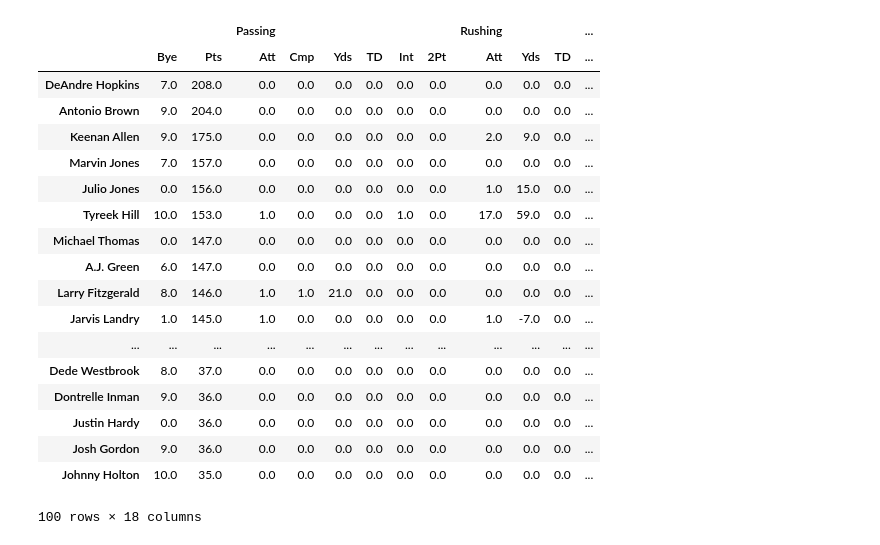
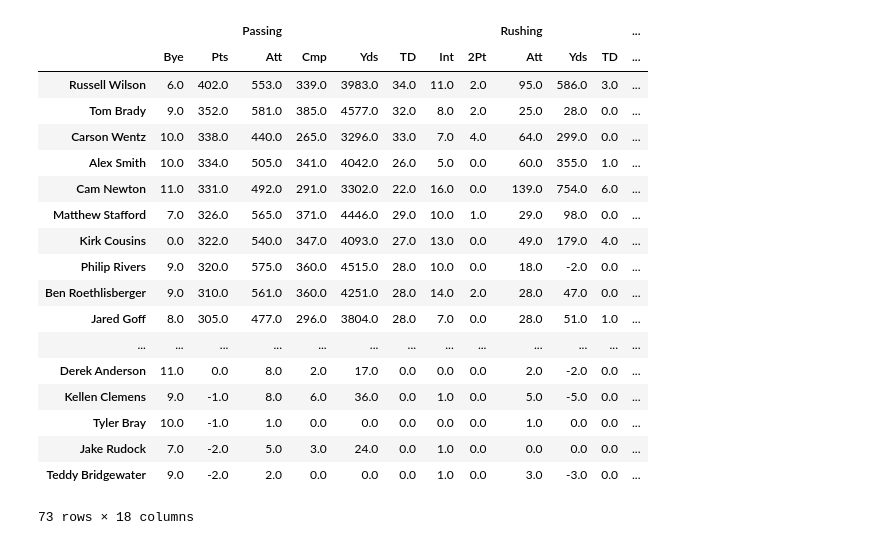
Before and after one commit to b7nguyen/ffb-data, a Jupyter notebook: Fantasy_Football.ipynb, the cells around one changed output. Drawn from its saved outputs; the diff is of its cells as text; code cells hidden in the pictures.

Commit message:
Added renameIndex(), extracted RB data from web

```diff
--- a/Fantasy_Football.ipynb
+++ b/Fantasy_Football.ipynb
@@ -201,13 +73,22 @@ def createDataFrame(nameIndex, dataMatrix, tup):
     qbframe = DataFrame(dataMatrix, columns = index, index = nameIndex)
     index = pd.MultiIndex.from_tuples(tup)
 # %%
-
-def setDataFrame(dataType, dframe, index):
+def setDataFrame(dframe, dataType, index):
     nameIndex = []
     dataMatrix = []
-    getWebData(frameArray[dataType], dataMatrix)
+
+    shape = dframe.shape
+    shape[0]
+
+    for count in range(shape[0]):
+        temp = dframe.iloc[count].iloc[1:]
+        a1 = []
+        for i in temp:
+            a1.append(i)
+
+        dataMatrix.append(a1)
+
     dataMatrix = np.array(dataMatrix)
-    dataMatrix = dataMatrix.transpose()
+    nameFix(nameIndex, frameArray[dataType]['\xa0'].get("Player"))
 
-    nameFix(nameIndex, frameArray[dataType]['\xa0'].get("Player"))
     return DataFrame(dataMatrix, columns = index, index = nameIndex)
@@ -257,22 +94,0 @@ frameArray[DEF]
-# %%
-wrFrame
-# %% [output]
-|  |  |  | Passing |  |  |  |  |  | Rushing |  |  | ... |
-|  | Bye | Pts | Att | Cmp | Yds | TD | Int | 2Pt | Att | Yds | TD | ... |
-| DeAndre Hopkins | 7.0 | 208.0 | 0.0 | 0.0 | 0.0 | 0.0 | 0.0 | 0.0 | 0.0 | 0.0 | 0.0 | ... |
-| Antonio Brown | 9.0 | 204.0 | 0.0 | 0.0 | 0.0 | 0.0 | 0.0 | 0.0 | 0.0 | 0.0 | 0.0 | ... |
-| Keenan Allen | 9.0 | 175.0 | 0.0 | 0.0 | 0.0 | 0.0 | 0.0 | 0.0 | 2.0 | 9.0 | 0.0 | ... |
-| Marvin Jones | 7.0 | 157.0 | 0.0 | 0.0 | 0.0 | 0.0 | 0.0 | 0.0 | 0.0 | 0.0 | 0.0 | ... |
-| Julio Jones | 0.0 | 156.0 | 0.0 | 0.0 | 0.0 | 0.0 | 0.0 | 0.0 | 1.0 | 15.0 | 0.0 | ... |
-| Tyreek Hill | 10.0 | 153.0 | 1.0 | 0.0 | 0.0 | 0.0 | 1.0 | 0.0 | 17.0 | 59.0 | 0.0 | ... |
-| Michael Thomas | 0.0 | 147.0 | 0.0 | 0.0 | 0.0 | 0.0 | 0.0 | 0.0 | 0.0 | 0.0 | 0.0 | ... |
-| A.J. Green | 6.0 | 147.0 | 0.0 | 0.0 | 0.0 | 0.0 | 0.0 | 0.0 | 0.0 | 0.0 | 0.0 | ... |
-| Larry Fitzgerald | 8.0 | 146.0 | 1.0 | 1.0 | 21.0 | 0.0 | 0.0 | 0.0 | 0.0 | 0.0 | 0.0 | ... |
-| Jarvis Landry | 1.0 | 145.0 | 1.0 | 0.0 | 0.0 | 0.0 | 0.0 | 0.0 | 1.0 | -7.0 | 0.0 | ... |
-| ... | ... | ... | ... | ... | ... | ... | ... | ... | ... | ... | ... | ... |
-| Dede Westbrook | 8.0 | 37.0 | 0.0 | 0.0 | 0.0 | 0.0 | 0.0 | 0.0 | 0.0 | 0.0 | 0.0 | ... |
-| Dontrelle Inman | 9.0 | 36.0 | 0.0 | 0.0 | 0.0 | 0.0 | 0.0 | 0.0 | 0.0 | 0.0 | 0.0 | ... |
-| Justin Hardy | 0.0 | 36.0 | 0.0 | 0.0 | 0.0 | 0.0 | 0.0 | 0.0 | 0.0 | 0.0 | 0.0 | ... |
-| Josh Gordon | 9.0 | 36.0 | 0.0 | 0.0 | 0.0 | 0.0 | 0.0 | 0.0 | 0.0 | 0.0 | 0.0 | ... |
-| Johnny Holton | 10.0 | 35.0 | 0.0 | 0.0 | 0.0 | 0.0 | 0.0 | 0.0 | 0.0 | 0.0 | 0.0 | ... |
-100 rows × 18 columns
@@ -278,0 +112,30 @@ wrFrame
+# %%
+frameQB = setDataFrame(frameArray[QB], QB, index)
+frameRB = setDataFrame(frameArray[RB], RB, index)
+frameWR = setDataFrame(frameArray[WR], WR, index)
+
+teamName = frameArray[DEF].get('Team')
+frameDef = DataFrame(frameArray[DEF], columns = nameDef )
+frameDef = renameIndex(frameDef, teamName)
+# %%
+frameQB
+# %% [output]
+|  |  |  | Passing |  |  |  |  |  | Rushing |  |  | ... |
+|  | Bye | Pts | Att | Cmp | Yds | TD | Int | 2Pt | Att | Yds | TD | ... |
+| Russell Wilson | 6.0 | 402.0 | 553.0 | 339.0 | 3983.0 | 34.0 | 11.0 | 2.0 | 95.0 | 586.0 | 3.0 | ... |
+| Tom Brady | 9.0 | 352.0 | 581.0 | 385.0 | 4577.0 | 32.0 | 8.0 | 2.0 | 25.0 | 28.0 | 0.0 | ... |
+| Carson Wentz | 10.0 | 338.0 | 440.0 | 265.0 | 3296.0 | 33.0 | 7.0 | 4.0 | 64.0 | 299.0 | 0.0 | ... |
+| Alex Smith | 10.0 | 334.0 | 505.0 | 341.0 | 4042.0 | 26.0 | 5.0 | 0.0 | 60.0 | 355.0 | 1.0 | ... |
+| Cam Newton | 11.0 | 331.0 | 492.0 | 291.0 | 3302.0 | 22.0 | 16.0 | 0.0 | 139.0 | 754.0 | 6.0 | ... |
+| Matthew Stafford | 7.0 | 326.0 | 565.0 | 371.0 | 4446.0 | 29.0 | 10.0 | 1.0 | 29.0 | 98.0 | 0.0 | ... |
+| Kirk Cousins | 0.0 | 322.0 | 540.0 | 347.0 | 4093.0 | 27.0 | 13.0 | 0.0 | 49.0 | 179.0 | 4.0 | ... |
+| Philip Rivers | 9.0 | 320.0 | 575.0 | 360.0 | 4515.0 | 28.0 | 10.0 | 0.0 | 18.0 | -2.0 | 0.0 | ... |
+| Ben Roethlisberger | 9.0 | 310.0 | 561.0 | 360.0 | 4251.0 | 28.0 | 14.0 | 2.0 | 28.0 | 47.0 | 0.0 | ... |
+| Jared Goff | 8.0 | 305.0 | 477.0 | 296.0 | 3804.0 | 28.0 | 7.0 | 0.0 | 28.0 | 51.0 | 1.0 | ... |
+| ... | ... | ... | ... | ... | ... | ... | ... | ... | ... | ... | ... | ... |
+| Derek Anderson | 11.0 | 0.0 | 8.0 | 2.0 | 17.0 | 0.0 | 0.0 | 0.0 | 2.0 | -2.0 | 0.0 | ... |
+| Kellen Clemens | 9.0 | -1.0 | 8.0 | 6.0 | 36.0 | 0.0 | 1.0 | 0.0 | 5.0 | -5.0 | 0.0 | ... |
+| Tyler Bray | 10.0 | -1.0 | 1.0 | 0.0 | 0.0 | 0.0 | 0.0 | 0.0 | 1.0 | 0.0 | 0.0 | ... |
+| Jake Rudock | 7.0 | -2.0 | 5.0 | 3.0 | 24.0 | 0.0 | 1.0 | 0.0 | 0.0 | 0.0 | 0.0 | ... |
+| Teddy Bridgewater | 9.0 | -2.0 | 2.0 | 0.0 | 0.0 | 0.0 | 1.0 | 0.0 | 3.0 | -3.0 | 0.0 | ... |
+73 rows × 18 columns
```
Also changed, not shown: parts of 6 cells of this notebook.
